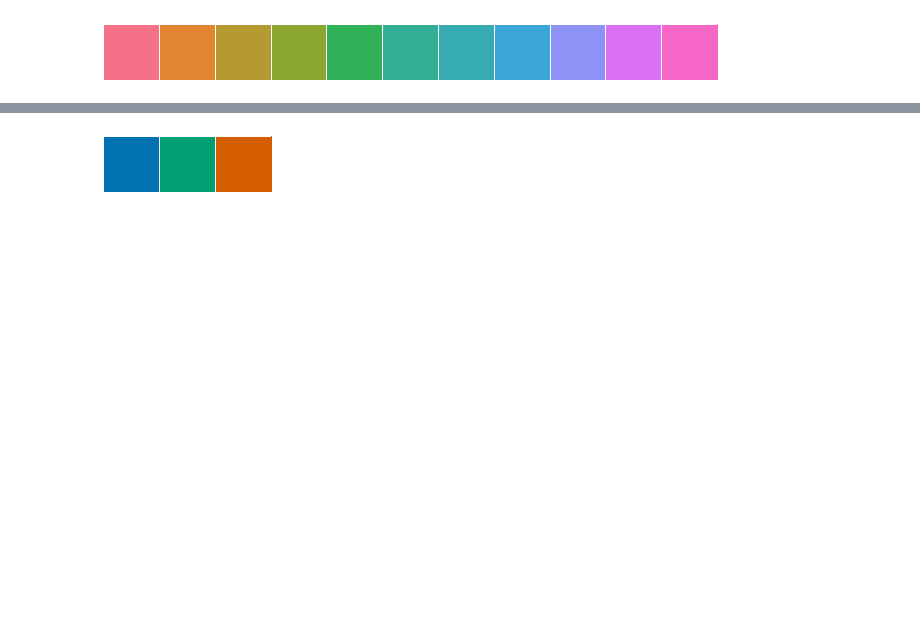
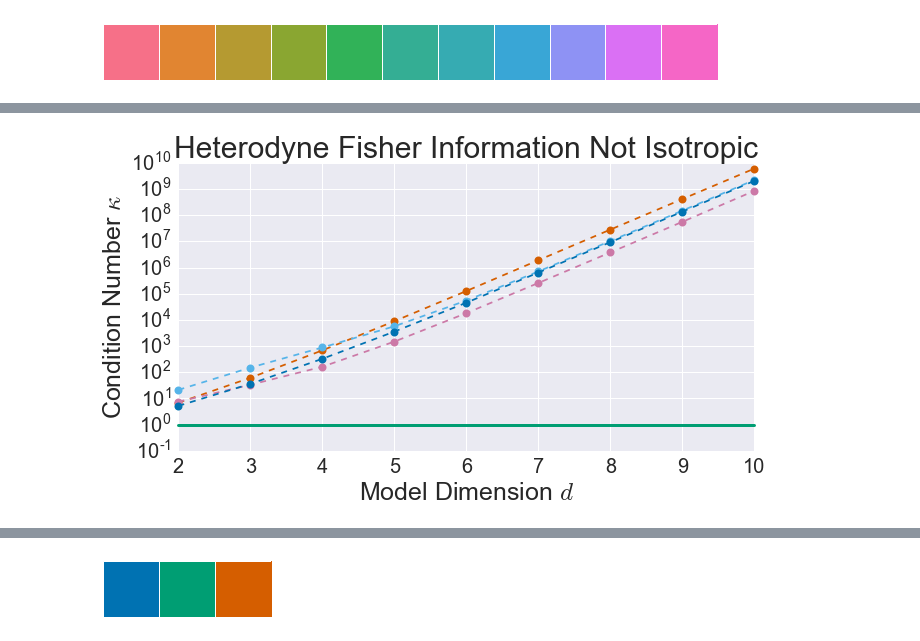
Before and after one commit to Travis-S/arxiv_1609.04385, a Jupyter notebook: Figure_Generation.ipynb, the cells around one changed output, grey strips where cells are left out. Saved outputs shown, nothing was run; the diff lists cells and outputs as text; code cells hidden in the pictures; blank space fills up the shorter version.

```diff
--- a/Figure_Generation.ipynb
+++ b/Figure_Generation.ipynb
@@ -288,0 +310,26 @@ Figure 4
+# %%
+fig = plt.figure(figsize= (8, 4))
+ax = fig.add_axes([0, 0, 1, 1])
+dimRecs = range(2, 11)
+
+counter = 0
+for stateID in stateIDs:
+    dimRecs = df[df['stateID'] == stateID]['dimRec'].values
+    conditionNums = df[df['stateID'] == stateID]['conditionNum'].values
+
+    ax.plot(dimRecs, conditionNums, ls='--', marker='o', markersize=8,\
+            clip_on=False, color=colors[counter])
+
+    counter +=1
+
+ax.plot(dimRecs, np.ones_like(dimRecs), ls='-', lw=3, marker='', color=colors[counter], clip_on=False)
+ax.set_yscale('log')
+ax.set_xlabel(r'Model Dimension $d$', fontsize=25)
+ax.set_ylabel(r'Condition Number $\kappa$', fontsize=25)
+ax.set_title('Heterodyne Fisher Information Not Isotropic')
+ax.set_ylim([.1, max(ax.get_ylim())])
+for s in ['x', 'y']:
+    ax.tick_params(axis=s, labelsize=20)
+plt.show()
+# %% [output]
+[figure, added]
```
Also changed, not shown: parts of 25 cells of this notebook.
